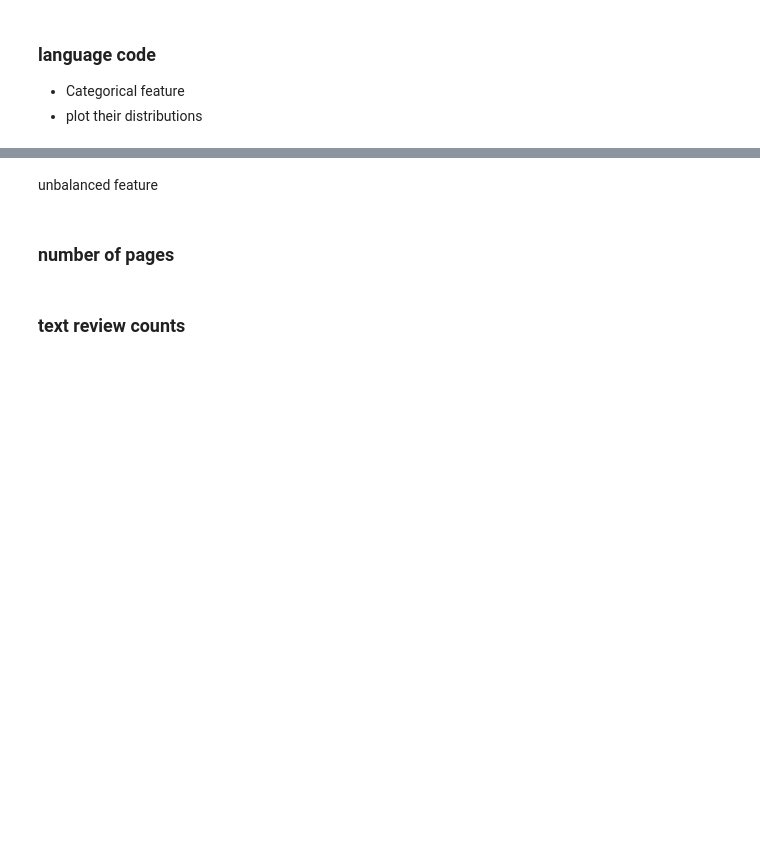
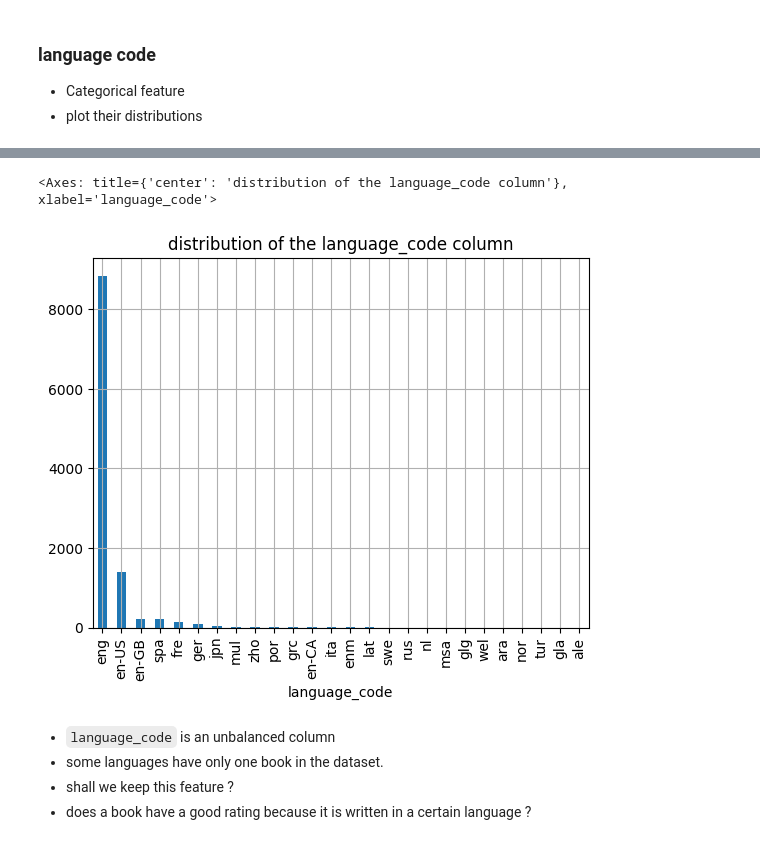
Before and after one commit to SouheilMaatoug/Goodreads-books-rating, a Jupyter notebook: notebooks/dataset-exploration.ipynb, the cells around one changed output, grey strips where cells are left out. Drawn from its saved outputs; the diff is of its cells as text; code cells hidden in the pictures; blank space fills up the shorter version.

```diff
--- a/notebooks/dataset-exploration.ipynb
+++ b/notebooks/dataset-exploration.ipynb
@@ -621,6 +668,10 @@ books_df["language_code"].value_counts().plot.bar()
+# %%
+books_df["language_code"].value_counts().plot.bar(grid=True, title="distribution of the language_code column")
+# %% [output]
+<Axes: title={'center': 'distribution of the language_code column'}, xlabel='language_code'>
+[figure, added]
 # %% [markdown]
-unbalanced feature
+- `language_code` is an unbalanced column
+- some languages have only one book in the dataset.
+- shall we keep this feature ?
+- does a book have a good rating because it is written in a certain language ?
-# %% [markdown]
-### number of pages
-# %% [markdown]
-### text review counts
```
Also changed, not shown: parts of 31 cells of this notebook.
